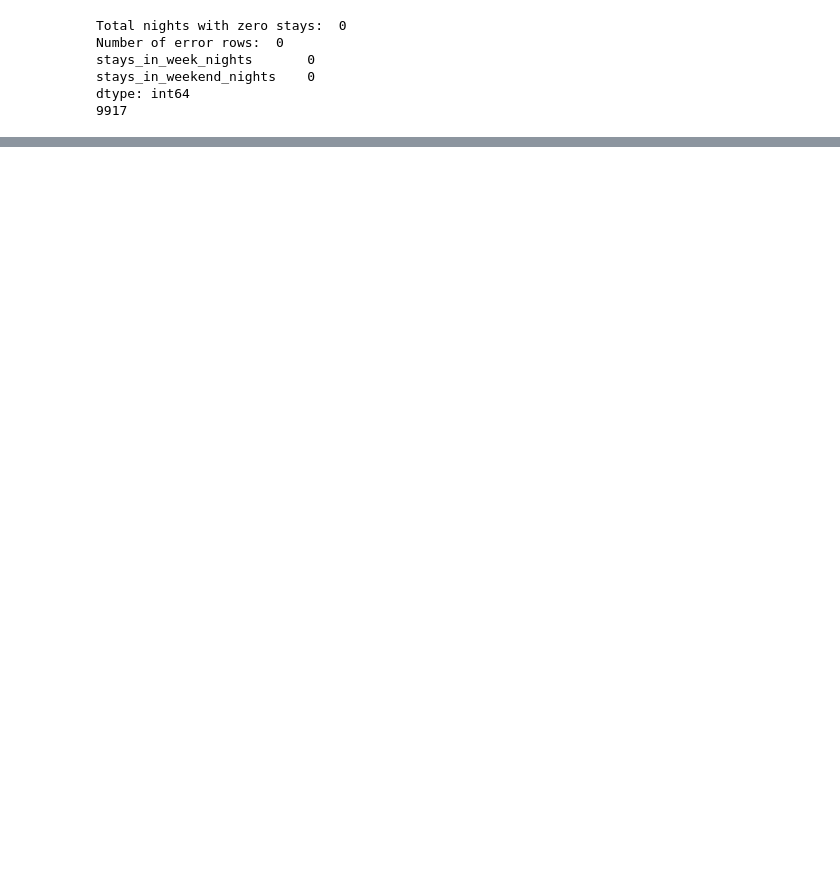
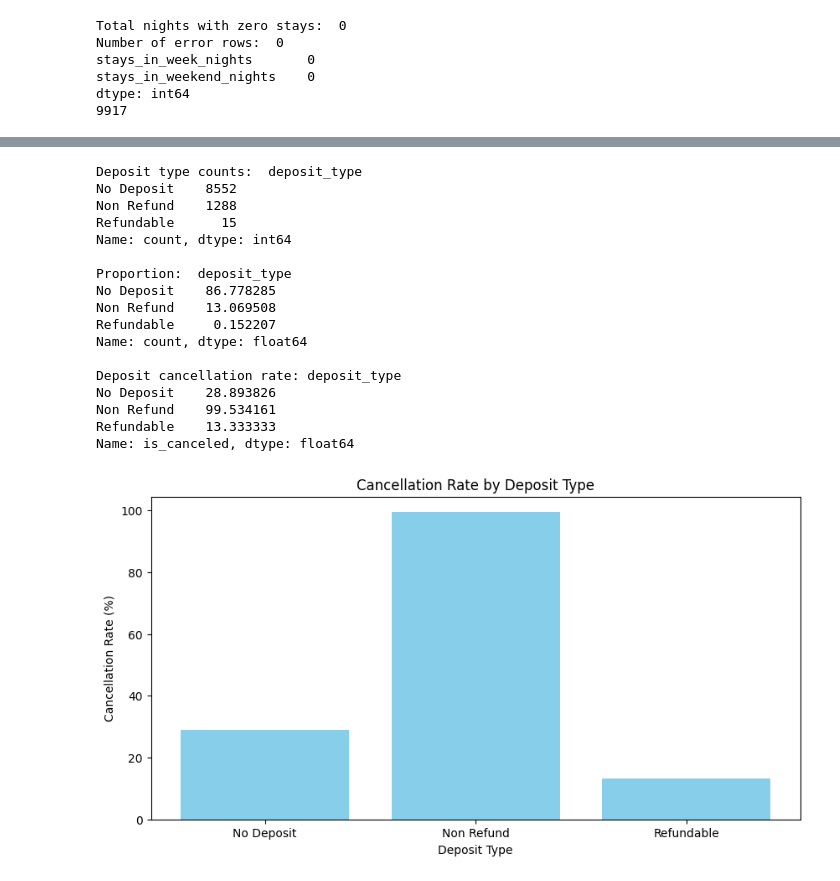
Before and after one commit to Kerolly/data_science_internship, a Jupyter notebook: notebooks/week1_data_exploration.ipynb, the cells around one changed output, grey strips where cells are left out. Cells and saved outputs as stored; diff of their text form; code cells hidden in the pictures; blank space fills up the shorter version.

```diff
--- a/notebooks/week1_data_exploration.ipynb
+++ b/notebooks/week1_data_exploration.ipynb
@@ -175,0 +489,54 @@ for x in df.index:
+# %%
+# Lead time encoding
+risk_map_lead_time = {
+    '0-1_months': 0,
+    '1-3_months': 1,
+    '3-6_months': 2,
+    '6-12_months': 3,
+    '>1_year': 4
+}
+
+df['cancellation_risk_lead_time'] = df['lead_time_group'].map(risk_map_lead_time)
+
+#df
+# %%
+# Analyze the 'deposite_type' column
+
+# View the number of deposit types
+deposit_counts = df['deposit_type'].value_counts()
+print("Deposit type counts: ", deposit_counts)
+
+# View the proportion of deposit types
+deposit_proportion = deposit_counts / len(df) * 100
+print("\nProportion: ", deposit_proportion)
+
+# Calculate the cancellation rate for each deposit type
+deposit_cancellation_rate = df.groupby('deposit_type', observed=False)['is_canceled'].mean() * 100
+print("\nDeposit cancellation rate:", deposit_cancellation_rate)
+
+# Create a plot for deposit cancellation rate
+plt.figure(figsize=(10, 5))
+plt.bar(deposit_cancellation_rate.index, deposit_cancellation_rate.values, color='skyblue')
+plt.title("Cancellation Rate by Deposit Type")
+plt.xlabel("Deposit Type")
+plt.ylabel("Cancellation Rate (%)")
+plt.show()
+# %% [output]
+Deposit type counts:  deposit_type
+No Deposit    8552
+Non Refund    1288
+Refundable      15
+Name: count, dtype: int64
+
+Proportion:  deposit_type
+No Deposit    86.778285
+Non Refund    13.069508
+Refundable     0.152207
+Name: count, dtype: float64
+
+Deposit cancellation rate: deposit_type
+No Deposit    28.893826
+Non Refund    99.534161
+Refundable    13.333333
+Name: is_canceled, dtype: float64
+[figure, added]
```
Also changed, not shown: parts of 26 cells of this notebook, 3 other files.
